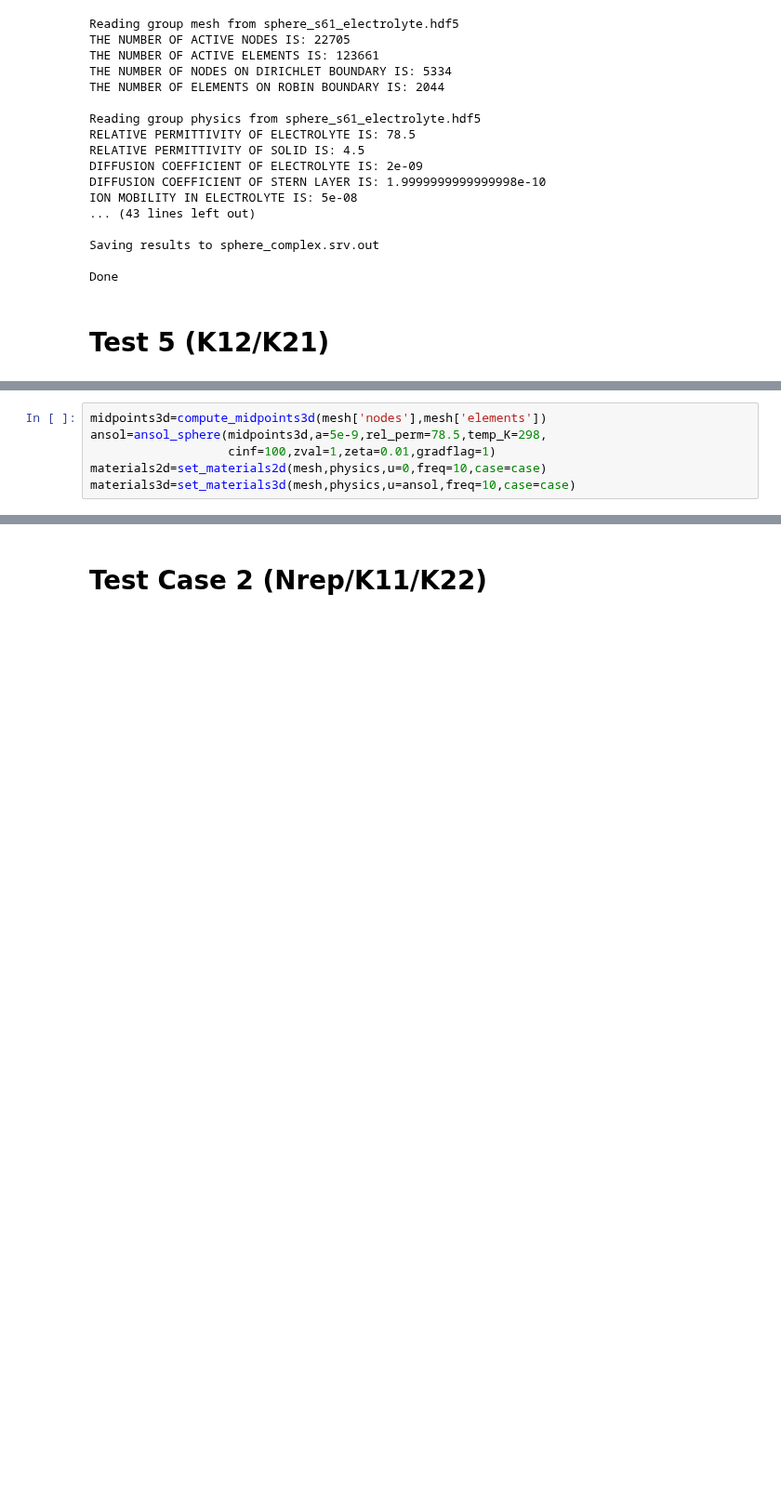
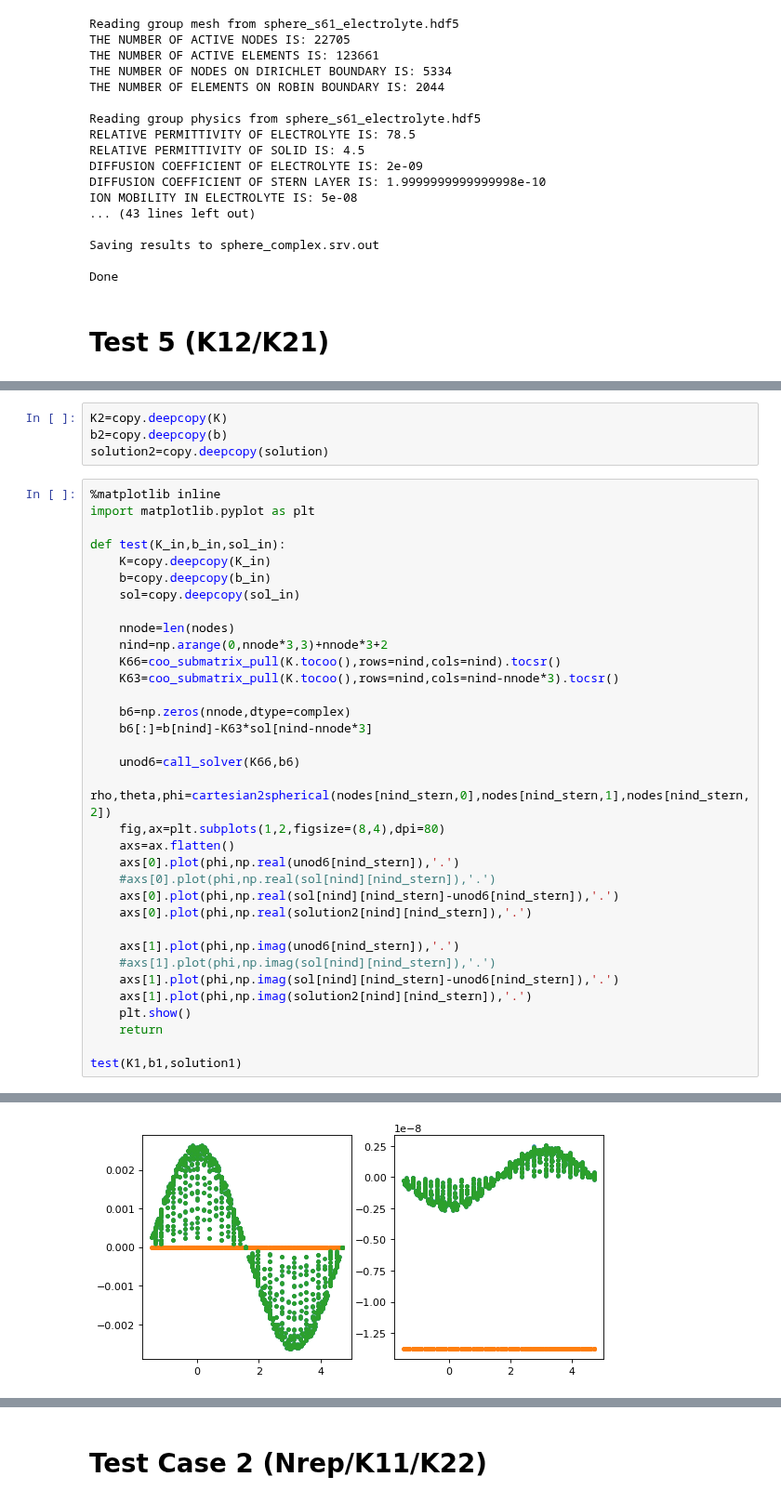
Before and after one commit to yuccadrew/sip, a Jupyter notebook: test_sphere_s61.ipynb, the cells around one changed output, grey strips where cells are left out. Shown at 93% size. Cells and saved outputs as stored; diff of their text form; blank space fills up the shorter version.

```diff
--- a/test_sphere_s61.ipynb
+++ b/test_sphere_s61.ipynb
@@ -1779,9 +1339,3 @@ ION MOBILITY IN ELECTROLYTE IS: 5e-08
 Saving results to sphere_complex.srv.out
 
 Done
-# %%
-midpoints3d=compute_midpoints3d(mesh['nodes'],mesh['elements'])
-ansol=ansol_sphere(midpoints3d,a=5e-9,rel_perm=78.5,temp_K=298,
-                   cinf=100,zval=1,zeta=0.01,gradflag=1)
-materials2d=set_materials2d(mesh,physics,u=0,freq=10,case=case)
-materials3d=set_materials3d(mesh,physics,u=ansol,freq=10,case=case)
@@ -1846,0 +1591,39 @@ snod3d snod 0.0
+# %%
+K2=copy.deepcopy(K)
+b2=copy.deepcopy(b)
+solution2=copy.deepcopy(solution)
+# %%
+%matplotlib inline
+import matplotlib.pyplot as plt
+
+def test(K_in,b_in,sol_in):
+    K=copy.deepcopy(K_in)
+    b=copy.deepcopy(b_in)
+    sol=copy.deepcopy(sol_in)
+
+    nnode=len(nodes)
+    nind=np.arange(0,nnode*3,3)+nnode*3+2
+    K66=coo_submatrix_pull(K.tocoo(),rows=nind,cols=nind).tocsr()
+    K63=coo_submatrix_pull(K.tocoo(),rows=nind,cols=nind-nnode*3).tocsr()
+
+    b6=np.zeros(nnode,dtype=complex)
+    b6[:]=b[nind]-K63*sol[nind-nnode*3]
+
+    unod6=call_solver(K66,b6)
+    rho,theta,phi=cartesian2spherical(nodes[nind_stern,0],nodes[nind_stern,1],nodes[nind_stern,2])
+    fig,ax=plt.subplots(1,2,figsize=(8,4),dpi=80)
+    axs=ax.flatten()
+    axs[0].plot(phi,np.real(unod6[nind_stern]),'.')
+    #axs[0].plot(phi,np.real(sol[nind][nind_stern]),'.')
+    axs[0].plot(phi,np.real(sol[nind][nind_stern]-unod6[nind_stern]),'.')
+    axs[0].plot(phi,np.real(solution2[nind][nind_stern]),'.')
+
+    axs[1].plot(phi,np.imag(unod6[nind_stern]),'.')
+    #axs[1].plot(phi,np.imag(sol[nind][nind_stern]),'.')
+    axs[1].plot(phi,np.imag(sol[nind][nind_stern]-unod6[nind_stern]),'.')
+    axs[1].plot(phi,np.imag(solution2[nind][nind_stern]),'.')
+    plt.show()
+    return
+
+test(K1,b1,solution1)
+# %% [output]
@@ -1846,0 +1632 @@ snod3d snod 0.0
+[figure, added]
```
Also changed, not shown: parts of 28 cells of this notebook.
